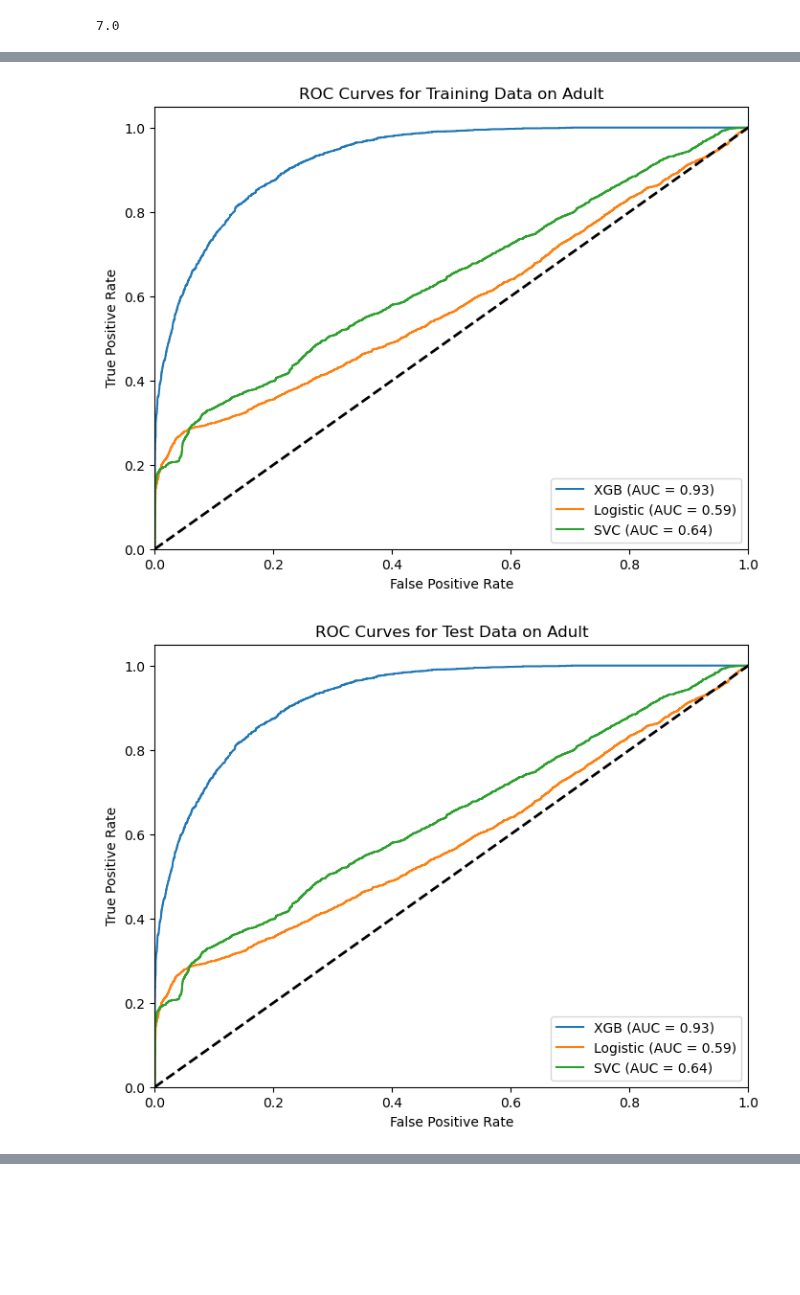
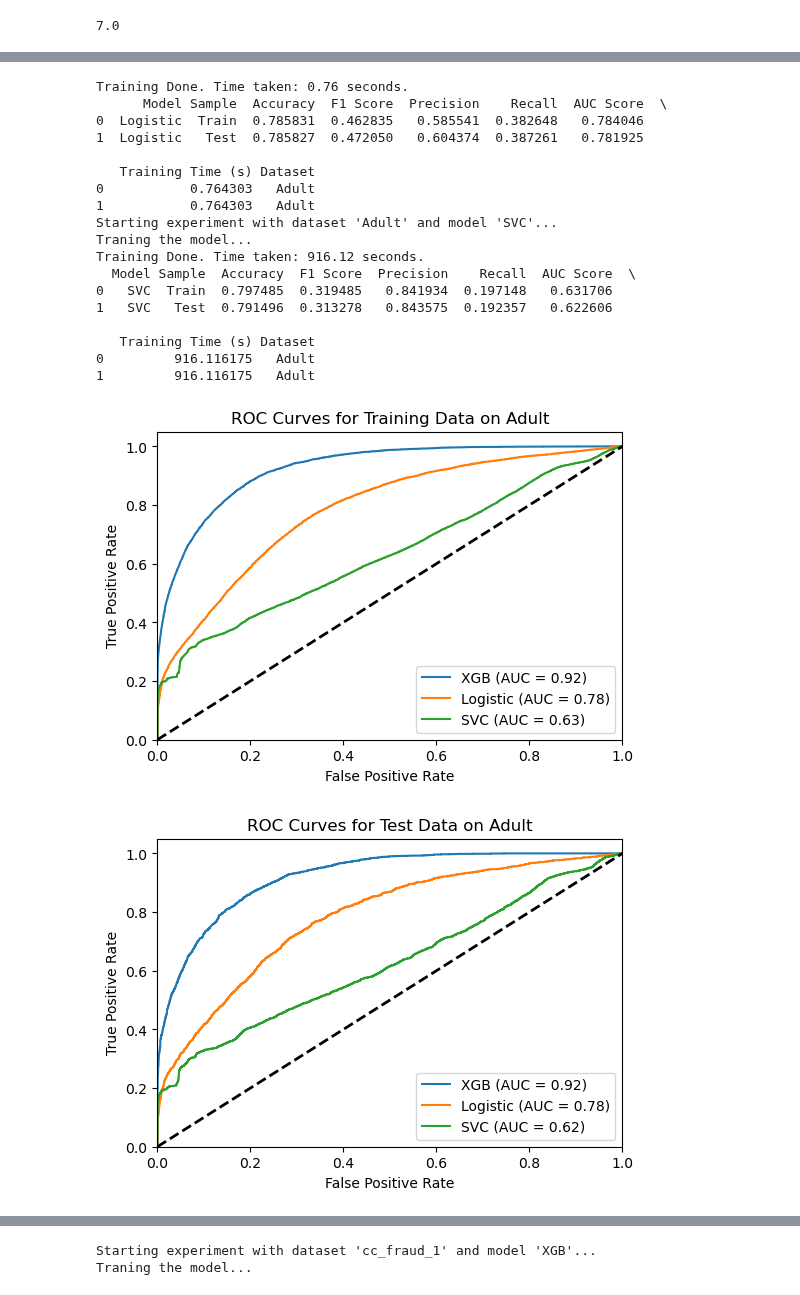
Before and after one commit to ShamilShukurov/ADA_GWU_Master_Thesis, a Jupyter notebook: Code/Sandbox.ipynb, the cells around one changed output, grey strips where cells are left out. Drawn from its saved outputs; the diff is of its cells as text; code cells hidden in the pictures; blank space fills up the shorter version.

```diff
--- a/Code/Sandbox.ipynb
+++ b/Code/Sandbox.ipynb
@@ -3,9 +4,9 @@ from datasets import *
 from utils import *
 import time
 # %%
-# start_time = time.time()
-# dfs = fetch_all_datasets()
-# end_time = time.time()
+start_time = time.time()
+dfs = fetch_all_datasets()
+end_time = time.time()
 # %% [output]
 Processing Adult...
 Adult fetched successfully
@@ -73,7 +65,7 @@ len(exp_dfs[0].X_test)
 from learning_algorithms import *
 clfs = [XGBoostClassifier(),LogisticRegressionClassifier(),SVMClassifier()]
 # %%
-make_experiment(exp_dfs, clfs)
+make_experiment(dfs, clfs)
 # %% [output]
 Starting experiment with dataset 'Adult' and model 'XGB'...
 Traning the model...
@@ -98,2 +89,20 @@ Training Done. Time taken: 0.11 seconds.
+Training Done. Time taken: 0.76 seconds.
+      Model Sample  Accuracy  F1 Score  Precision    Recall  AUC Score  \
+0  Logistic  Train  0.785831  0.462835   0.585541  0.382648   0.784046
+1  Logistic   Test  0.785827  0.472050   0.604374  0.387261   0.781925
+
+   Training Time (s) Dataset
+0           0.764303   Adult
+1           0.764303   Adult
+Starting experiment with dataset 'Adult' and model 'SVC'...
+Traning the model...
+Training Done. Time taken: 916.12 seconds.
+  Model Sample  Accuracy  F1 Score  Precision    Recall  AUC Score  \
+0   SVC  Train  0.797485  0.319485   0.841934  0.197148   0.631706
+1   SVC   Test  0.791496  0.313278   0.843575  0.192357   0.622606
+
+   Training Time (s) Dataset
+0         916.116175   Adult
+1         916.116175   Adult
-[figure, old version]
+[figure, new version]
-[figure, old version]
+[figure, new version]
@@ -106,0 +109,2 @@ Training Done. Time taken: 0.11 seconds.
+Starting experiment with dataset 'cc_fraud_1' and model 'XGB'...
+Traning the model...
```
Also changed, not shown: parts of 14 cells of this notebook, 3 other files.
